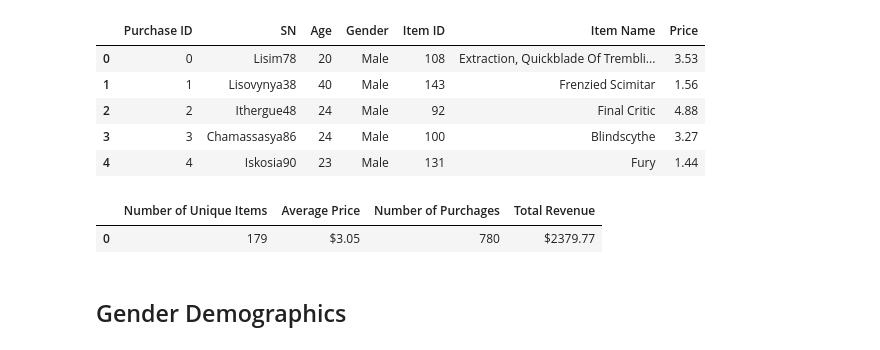
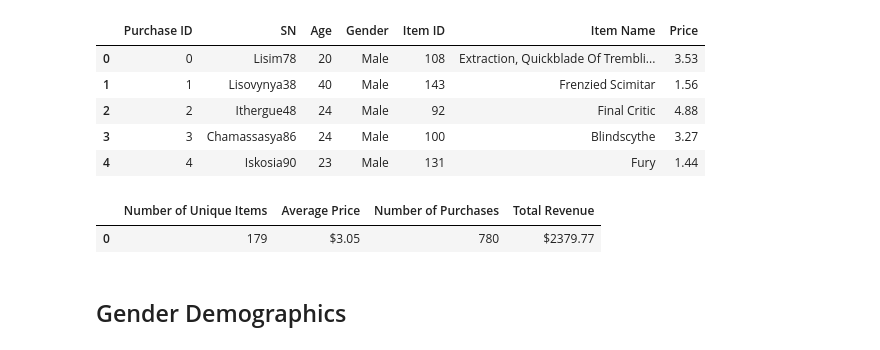
Before and after one commit to kmataloni/Pandas_Homework, a Jupyter notebook: Kyle_HeroesOfPymoli.ipynb, the cells around one changed output. Drawn from its saved outputs; the diff is of its cells as text; code cells hidden in the pictures.

```diff
--- a/Kyle_HeroesOfPymoli.ipynb
+++ b/Kyle_HeroesOfPymoli.ipynb
@@ -74,22 +74,22 @@ total_revenue = purchase_data["Price"].sum()
 # %%
 # Display the summary data
 purchasingDF = pd.DataFrame({
     "Number of Unique Items": [item_count],
     "Average Price": [average_price],
-    "Number of Purchages": [total_purchases],
+    "Number of Purchases": [total_purchases],
     "Total Revenue": [total_revenue]
 })
 
 
 purchasingDF["Average Price"] = purchasingDF["Average Price"].round(2)
 
 purchasingDF["Average Price"] = "$" + purchasingDF["Average Price"].astype(str)
 
 purchasingDF["Total Revenue"] = "$" + purchasingDF["Total Revenue"].astype(str)
 
 purchasingDF
 # %% [output]
-|  | Number of Unique Items | Average Price | Number of Purchages | Total Revenue |
+|  | Number of Unique Items | Average Price | Number of Purchases | Total Revenue |
 | 0 | 179 | $3.05 | 780 | $2379.77 |
 # %% [markdown]
 ## Gender Demographics
```
Also changed, not shown: parts of 1 cell of this notebook.
